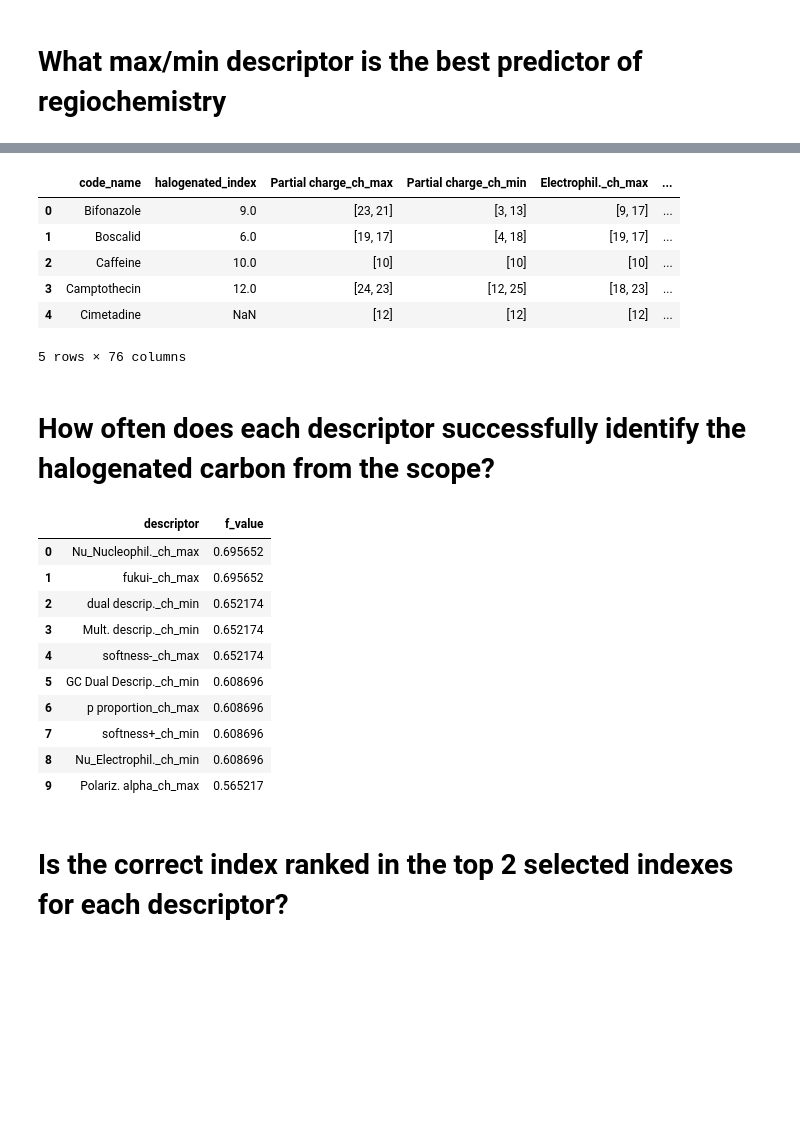
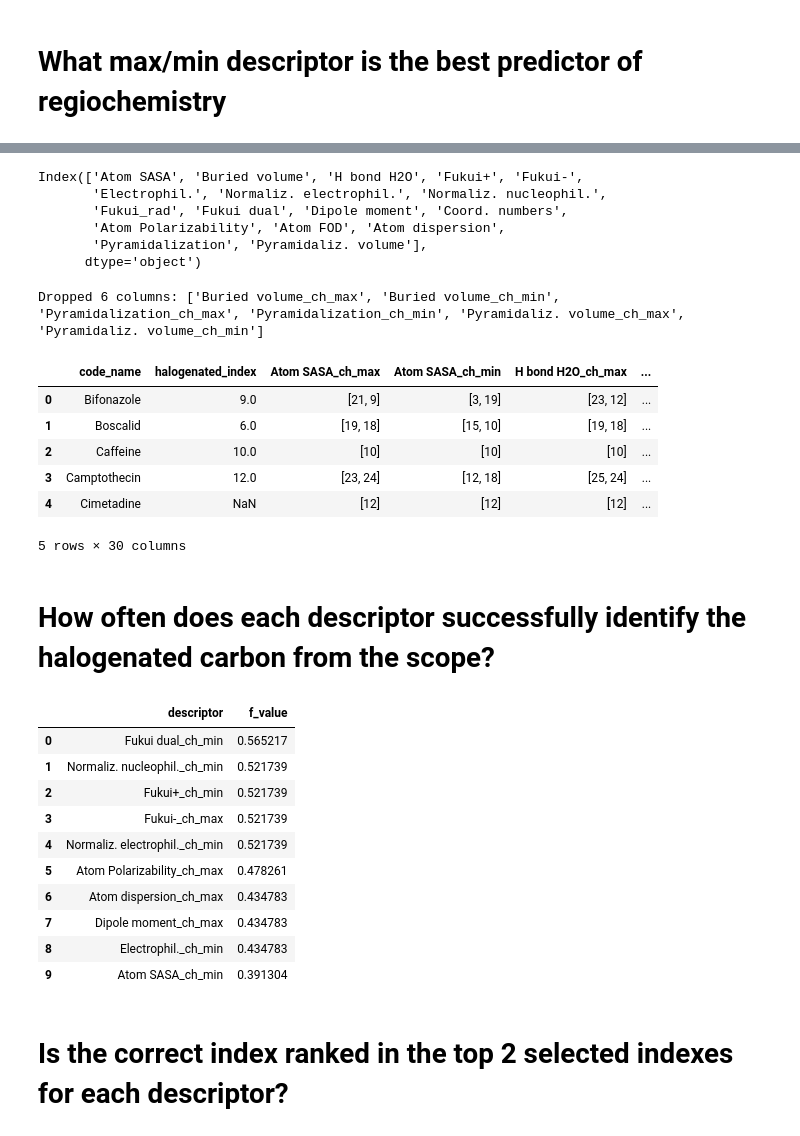
Before and after one commit to callumrjohn/automated_halogenation_of_pharmaceuticals, a Jupyter notebook: xtb_regiochemical_prediction/xtb_descriptor_regiochem.ipynb, the cells around one changed output, grey strips where cells are left out. Drawn from its saved outputs; the diff is of its cells as text; code cells hidden in the pictures; blank space fills up the shorter version.

Commit message:
Recalculated xTB QM descriptors with AQME 2.0, and performed regiochemical analysis on protonated structures

```diff
--- a/xtb_regiochemical_prediction/xtb_descriptor_regiochem.ipynb
+++ b/xtb_regiochemical_prediction/xtb_descriptor_regiochem.ipynb
@@ -164,23 +153,33 @@ Aromatic carbons with CH of Ciprofloxacin: [4, 7, 17]
 def extract_max_ch_value(mol, values, n_top=1):
     atom_indices = aromatic_carbons_with_CH(mol)
     ch_values = [values[idx] for idx in atom_indices]
-    maxs = np.argsort(ch_values)[-n_top:][::-1]
-    return [atom_indices[i] for i in maxs]
+    # Filter out None values and keep track of original indices
+    valid_pairs = [(v, idx) for v, idx in zip(ch_values, atom_indices) if v is not None]
+    if not valid_pairs:
+        return []
+    valid_values, valid_indices = zip(*valid_pairs)
+    maxs = np.argsort(valid_values)[-n_top:][::-1]
+    return [valid_indices[i] for i in maxs]
 
 def extract_min_ch_value(mol, values, n_top=1):
     atom_indices = aromatic_carbons_with_CH(mol)
     ch_values = [values[idx] for idx in atom_indices]
-    mins = np.argsort(ch_values)[:n_top]
-    return [atom_indices[i] for i in mins]
+    # Filter out None values and keep track of original indices
+    valid_pairs = [(v, idx) for v, idx in zip(ch_values, atom_indices) if v is not None]
+    if not valid_pairs:
+        return []
+    valid_values, valid_indices = zip(*valid_pairs)
+    mins = np.argsort(valid_values)[:n_top]
+    return [valid_indices[i] for i in mins]
 
-def get_max_ch_index(df, col_name, n_top=1):
+def get_max_ch_index(df, smiles_df,col_name, n_top=1):
     indices = []
     for i, row in df.iterrows():
         index = extract_max_ch_value(smiles_df.loc[i,'mol'], row[col_name], n_top)
         indices.append(index)
     return indices
 
-def get_min_ch_index(df, col_name, n_top=1):
+def get_min_ch_index(df, smiles_df, col_name, n_top=1):
     indices = []
     for i, row in df.iterrows():
         index = extract_min_ch_value(smiles_df.loc[i,'mol'], row[col_name], n_top)
@@ -304,3 +294,13 @@ Index(['Partial charge', 'Electrophil.', 'Nucleophil.', 'Radical attack',
+# %%
+list_columns = descriptors_list.columns[2:]
+list_columns  # Exclude 'code_name' and 'code_name' column#
+# %% [output]
+Index(['Atom SASA', 'Buried volume', 'H bond H2O', 'Fukui+', 'Fukui-',
+       'Electrophil.', 'Normaliz. electrophil.', 'Normaliz. nucleophil.',
+       'Fukui_rad', 'Fukui dual', 'Dipole moment', 'Coord. numbers',
+       'Atom Polarizability', 'Atom FOD', 'Atom dispersion',
+       'Pyramidalization', 'Pyramidaliz. volume'],
+      dtype='object')
 # %%
 # Create a new DataFrames with the indicies of the 2 maximum and 2 minimum values for each descriptor
 
@@ -308,8 +308,8 @@ for column in list_columns:
     column_name_max = f'{column}_ch_max'
     column_name_min = f'{column}_ch_min'
 
-    output_max = get_max_ch_index(descriptors_list, column, n_top=2)
-    output_min = get_min_ch_index(descriptors_list, column, n_top=2)
+    output_max = get_max_ch_index(descriptors_list, smiles_df, column, n_top=2)
+    output_min = get_min_ch_index(descriptors_list, smiles_df, column, n_top=2)
 
     values_max = [x[:] for x in output_max]
     values_min = [x[:] for x in output_min]
@@ -317,52 +317,57 @@ for column in list_columns:
     ch_index_df[column_name_max] = values_max
     ch_index_df[column_name_min] = values_min
 
+# Drop columns where all values are empty lists
+cols_to_drop = [col for col in ch_index_df.columns if ch_index_df[col].apply(lambda x: isinstance(x, list) and len(x) == 0).all()]
+ch_index_df = ch_index_df.drop(columns=cols_to_drop)
+print(f'Dropped {len(cols_to_drop)} columns: {cols_to_drop}')
 ch_index_df.head()
 # %% [output]
+Dropped 6 columns: ['Buried volume_ch_max', 'Buried volume_ch_min', 'Pyramidalization_ch_max', 'Pyramidalization_ch_min', 'Pyramidaliz. volume_ch_max', 'Pyramidaliz. volume_ch_min']
-|  | code_name | halogenated_index | Partial charge_ch_max | Partial charge_ch_min | Electrophil._ch_max | ... |
-| 0 | Bifonazole | 9.0 | [23, 21] | [3, 13] | [9, 17] | ... |
-| 1 | Boscalid | 6.0 | [19, 17] | [4, 18] | [19, 17] | ... |
+|  | code_name | halogenated_index | Atom SASA_ch_max | Atom SASA_ch_min | H bond H2O_ch_max | ... |
+| 0 | Bifonazole | 9.0 | [21, 9] | [3, 19] | [23, 12] | ... |
+| 1 | Boscalid | 6.0 | [19, 18] | [15, 10] | [19, 18] | ... |
 | 2 | Caffeine | 10.0 | [10] | [10] | [10] | ... |
-| 3 | Camptothecin | 12.0 | [24, 23] | [12, 25] | [18, 23] | ... |
+| 3 | Camptothecin | 12.0 | [23, 24] | [12, 18] | [25, 24] | ... |
 | 4 | Cimetadine | NaN | [12] | [12] | [12] | ... |
-5 rows × 76 columns
+5 rows × 30 columns
 # %% [markdown]
 # How often does each descriptor successfully identify the halogenated carbon from the scope?
 # %%
 # Filter the DataFrame to only include successfully halogenated substrates and calculate the F values
 
 halogenated_substrates_df = ch_index_df[ch_index_df['halogenated_index'].notna()]
 
 f_values = []
 
 for column in halogenated_substrates_df.columns[2:]:
-    truth_list = [x == y[0] for x, y in zip(halogenated_substrates_df['halogenated_index'], halogenated_substrates_df[column])]
-    f_value = sum(truth_list) / len(truth_list)
+    truth_list = [x == y[0] for x, y in zip(halogenated_substrates_df['halogenated_index'], halogenated_substrates_df[column]) if isinstance(y, list) and len(y) > 0]
+    f_value = sum(truth_list) / len(truth_list) if truth_list else 0
     f_values.append(f_value)
 
 f_values_df = pd.DataFrame({
     'descriptor': halogenated_substrates_df.columns[2:],
     'f_value': f_values
 })
 f_values_df = f_values_df.sort_values('f_value', ascending=False).reset_index(drop=True)
 
 # Save the results to a CSV file
 output_path = project_root / 'xtb_regiochemical_prediction/f_values_top1.csv'
 f_values_df.to_csv(output_path, index=False)
 
 f_values_df.head(10)
 # %% [output]
 |  | descriptor | f_value |
-| 0 | Nu_Nucleophil._ch_max | 0.695652 |
-| 1 | fukui-_ch_max | 0.695652 |
-| 2 | dual descrip._ch_min | 0.652174 |
-| 3 | Mult. descrip._ch_min | 0.652174 |
-| 4 | softness-_ch_max | 0.652174 |
-| 5 | GC Dual Descrip._ch_min | 0.608696 |
-| 6 | p proportion_ch_max | 0.608696 |
-| 7 | softness+_ch_min | 0.608696 |
-| 8 | Nu_Electrophil._ch_min | 0.608696 |
-| 9 | Polariz. alpha_ch_max | 0.565217 |
+| 0 | Fukui dual_ch_min | 0.565217 |
+| 1 | Normaliz. nucleophil._ch_min | 0.521739 |
+| 2 | Fukui+_ch_min | 0.521739 |
+| 3 | Fukui-_ch_max | 0.521739 |
+| 4 | Normaliz. electrophil._ch_min | 0.521739 |
+| 5 | Atom Polarizability_ch_max | 0.478261 |
+| 6 | Atom dispersion_ch_max | 0.434783 |
+| 7 | Dipole moment_ch_max | 0.434783 |
+| 8 | Electrophil._ch_min | 0.434783 |
+| 9 | Atom SASA_ch_min | 0.391304 |
 # %% [markdown]
 # Is the correct index ranked in the top 2 selected indexes for each descriptor?
 # %%
```
Also changed, not shown: parts of 21 cells of this notebook, 18 other files.
